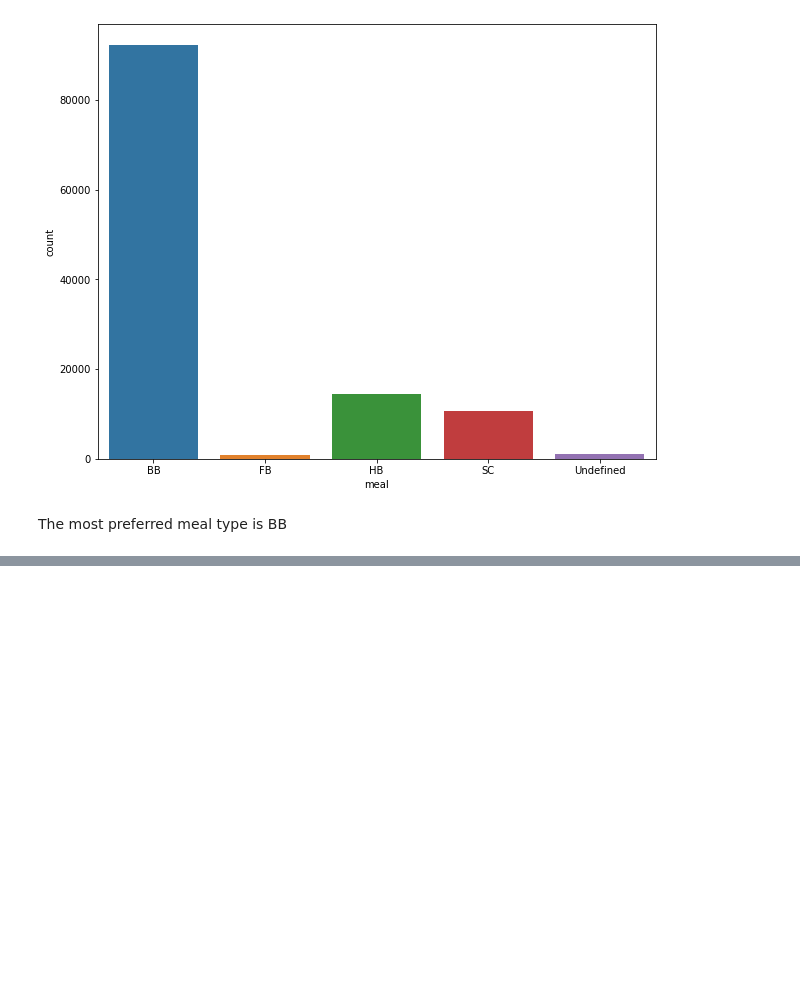
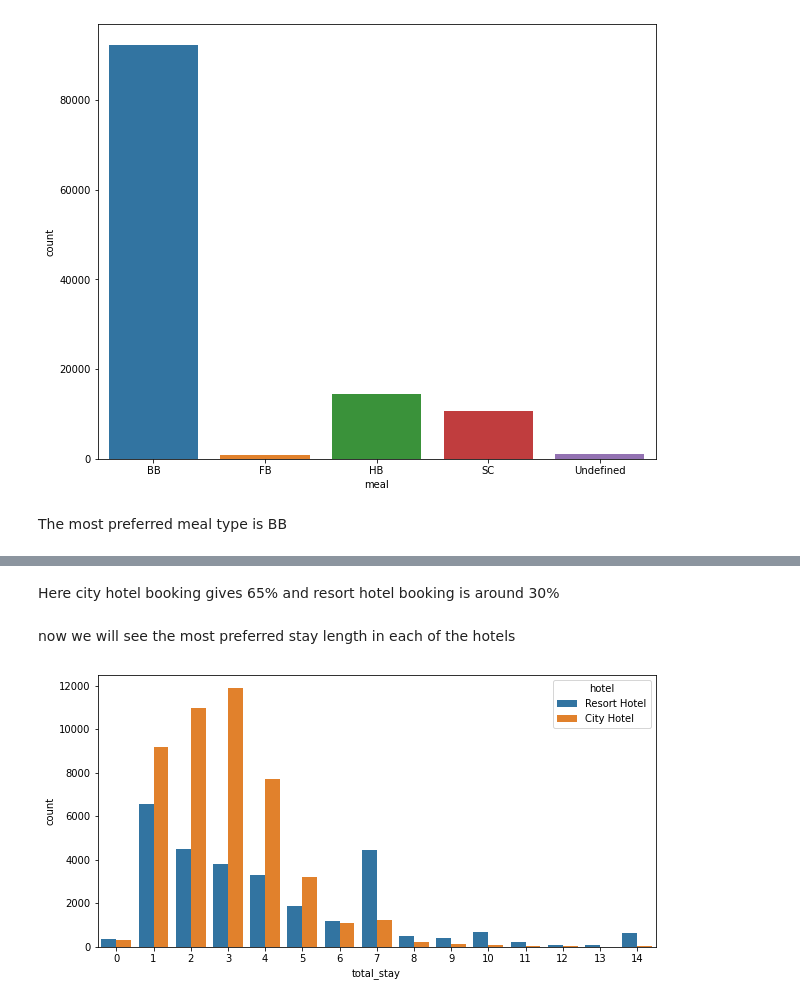
Before and after one commit to varunck2601/Hotel-Booking-Analysis, a Jupyter notebook: hotel_booking_analysis_Varun_CK.ipynb, the cells around one changed output, grey strips where cells are left out. Saved outputs shown, nothing was run; the diff lists cells and outputs as text; code cells hidden in the pictures; blank space fills up the shorter version.

```diff
--- a/hotel_booking_analysis_Varun_CK.ipynb
+++ b/hotel_booking_analysis_Varun_CK.ipynb
@@ -173,0 +200,12 @@ The most preferred meal type is BB
+# %% [markdown]
+Here city hotel booking gives 65% and resort hotel booking is around 30%
+# %% [markdown]
+now we will see the most preferred stay length in each of the hotels
+# %%
+not_canceled = data[data['is_canceled'] == 0]
+s1 = not_canceled[not_canceled['total_stay'] < 15]
+plt.figure(figsize = (10,5))
+sns.countplot(x = s1['total_stay'], hue = s1['hotel'])
+plt.show()
+# %% [output]
+[figure, added]
```
Also changed, not shown: parts of 19 cells of this notebook.
